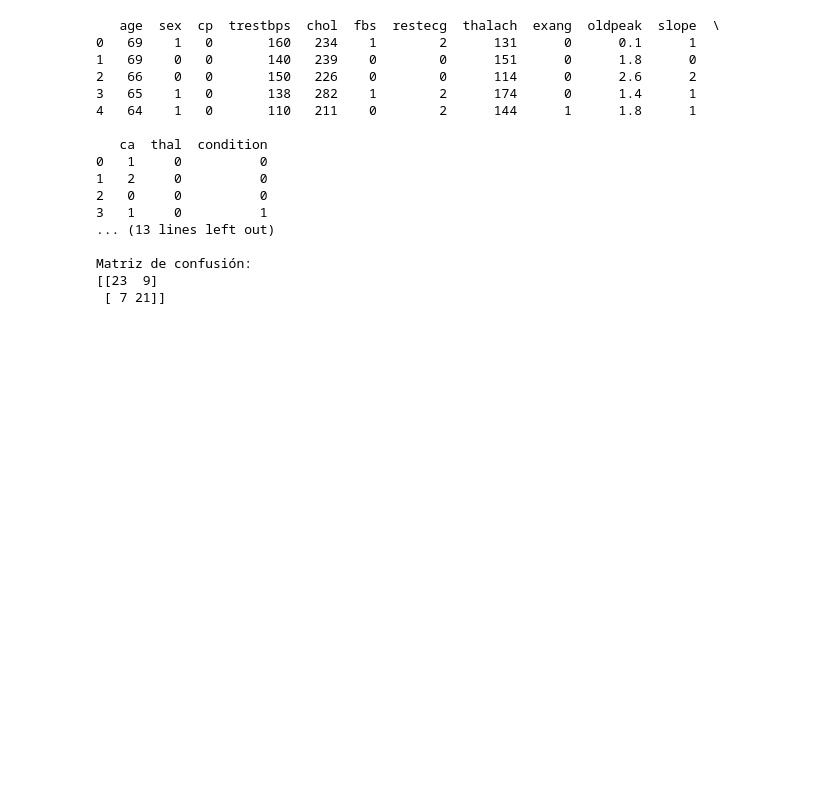
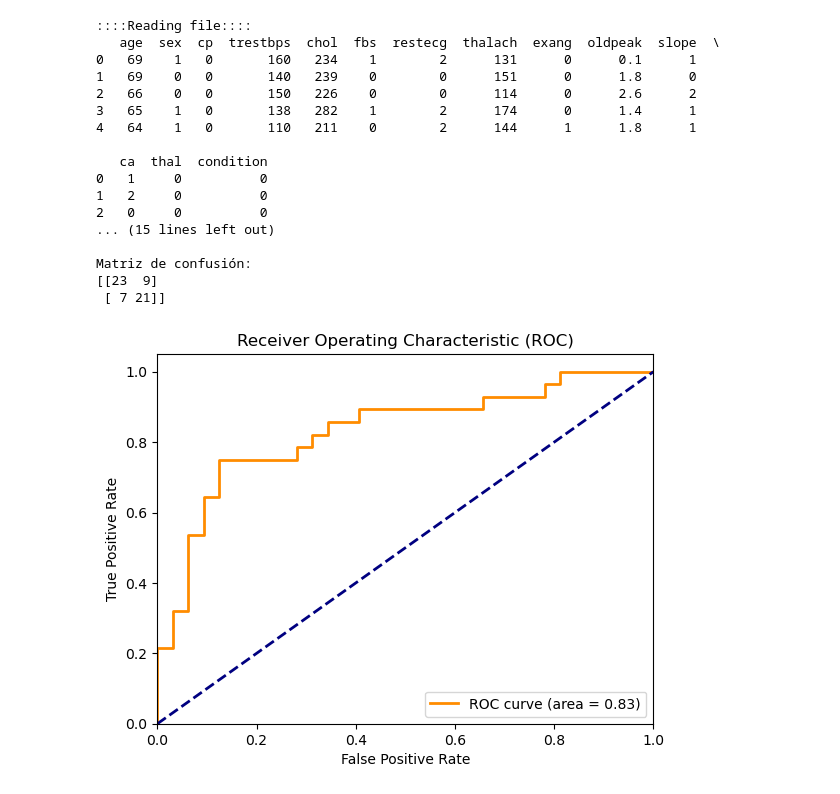
Before and after one commit to JohnnerJAL/modelo-regresion-logistica, a Jupyter notebook: regresion-logistica.ipynb, the cells around one changed output. Drawn from its saved outputs; the diff is of its cells as text; code cells hidden in the pictures; blank space fills up the shorter version.

Commit message:
Curva ROC

```diff
--- a/regresion-logistica.ipynb
+++ b/regresion-logistica.ipynb
@@ -3,6 +3,8 @@ import pandas as pd
 from sklearn.model_selection import train_test_split
 from sklearn.linear_model import LogisticRegression
 from sklearn.metrics import accuracy_score, classification_report, confusion_matrix
+from sklearn.metrics import roc_curve, auc, precision_recall_curve
+import matplotlib.pyplot as plt
 
 print('::::Reading file::::')
 data = pd.read_csv('heart_cleveland_upload.csv')
@@ -27,32 +29,62 @@ model.fit(X_train, y_train)
 y_pred = model.predict(X_test)
 
 print('::::Results::::')
 # Calcular la precisión del modelo
 accuracy = accuracy_score(y_test, y_pred)
 print("Precisión del modelo:", accuracy)
 
 # Mostrar el informe de clasificación
 print("\nInforme de clasificación:")
 print(classification_report(y_test, y_pred))
 
 # Mostrar la matriz de confusión
 print("\nMatriz de confusión:")
 print(confusion_matrix(y_test, y_pred))
+
+# Calcular las probabilidades de predicción para la clase positiva
+y_prob = model.predict_proba(X_test)[:, 1]
+
+# Calcular la curva ROC
+fpr, tpr, _ = roc_curve(y_test, y_prob)
+roc_auc = auc(fpr, tpr)
+
+# Graficar la curva ROC
+plt.figure()
+plt.plot(fpr, tpr, color='darkorange', lw=2, label='ROC curve (area = %0.2f)' % roc_auc)
+plt.plot([0, 1], [0, 1], color='navy', lw=2, linestyle='--')
+plt.xlim([0.0, 1.0])
+plt.ylim([0.0, 1.05])
+plt.xlabel('False Positive Rate')
+plt.ylabel('True Positive Rate')
+plt.title('Receiver Operating Characteristic (ROC)')
+plt.legend(loc="lower right")
+plt.show()
+
+# Calcular la curva de precisión-recall
+precision, recall, _ = precision_recall_curve(y_test, y_prob)
+
+# Graficar la curva de precisión-recall
+plt.plot(recall, precision, color='blue', lw=2)
+plt.xlabel('Recall')
+plt.ylabel('Precision')
+plt.title('Precision-Recall Curve')
+plt.show()
 # %% [output]
+::::Reading file::::
    age  sex  cp  trestbps  chol  fbs  restecg  thalach  exang  oldpeak  slope  \
 0   69    1   0       160   234    1        2      131      0      0.1      1
 1   69    0   0       140   239    0        0      151      0      1.8      0
 2   66    0   0       150   226    0        0      114      0      2.6      2
 3   65    1   0       138   282    1        2      174      0      1.4      1
 4   64    1   0       110   211    0        2      144      1      1.8      1
 
    ca  thal  condition
 0   1     0          0
 1   2     0          0
 2   0     0          0
-3   1     0          1
-... (13 lines left out)
+... (15 lines left out)
 
 Matriz de confusión:
 [[23  9]
  [ 7 21]]
+[figure, added]
```
Also changed, not shown: parts of 1 cell of this notebook.
